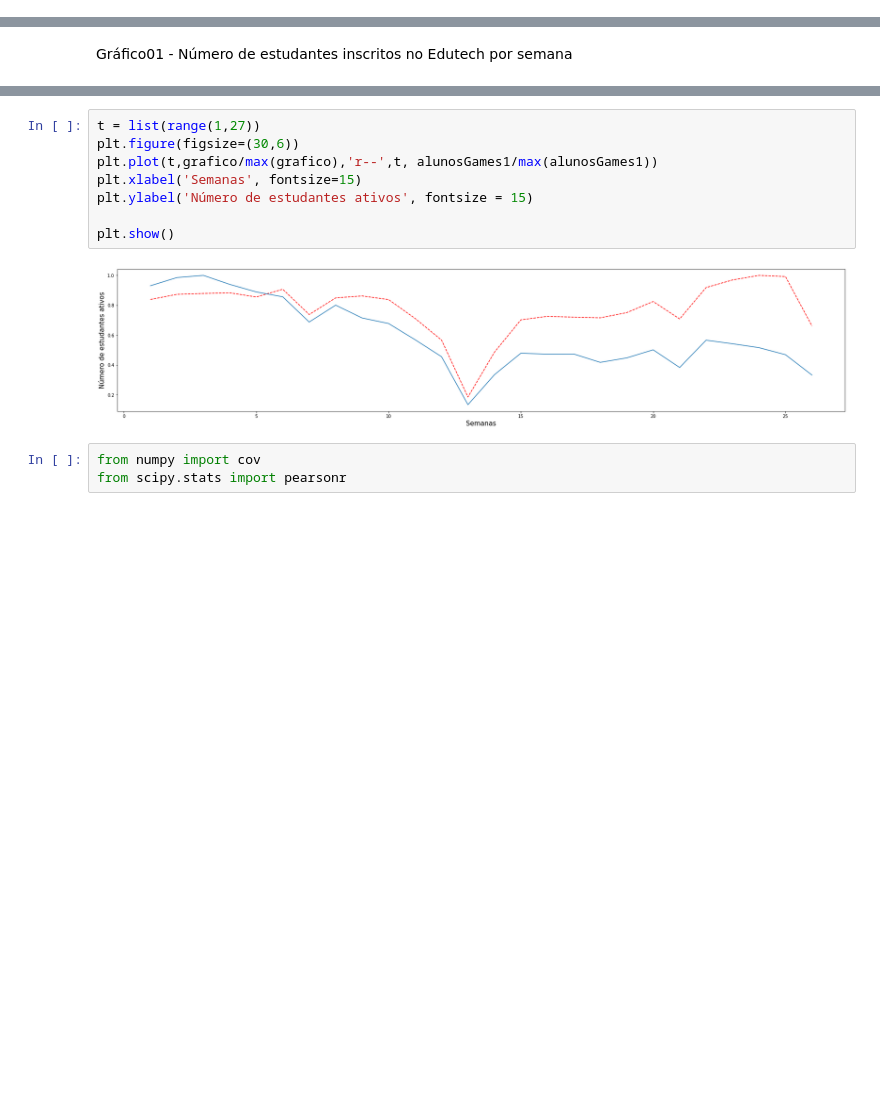
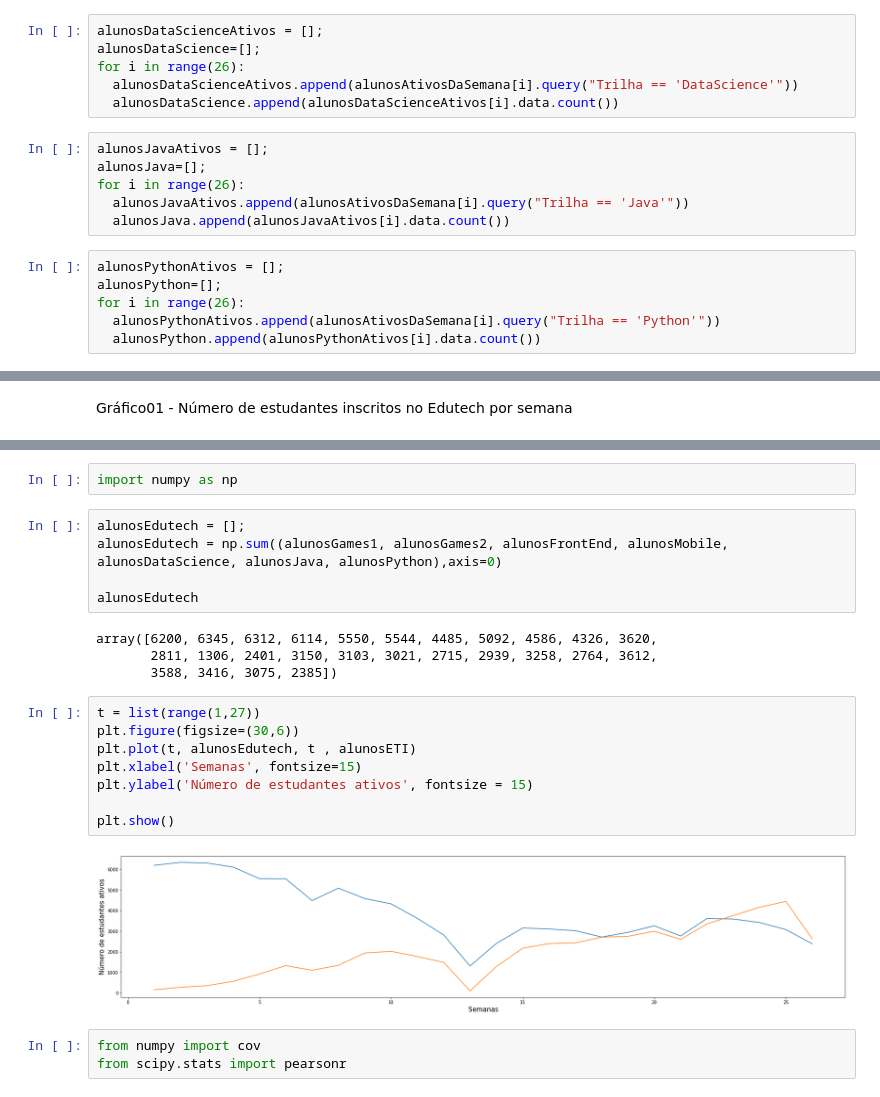
Before and after one commit to marcelopaludetto/aulao-datascience, a Jupyter notebook: aulaoDataScience_atualizado.ipynb, the cells around one changed output, grey strips where cells are left out. Cells and saved outputs as stored; diff of their text form; blank space fills up the shorter version.

```diff
--- a/aulaoDataScience_atualizado.ipynb
+++ b/aulaoDataScience_atualizado.ipynb
@@ -411,6 +417,24 @@ alunosMobile=[];
 for i in range(26):
   alunosMobileAtivos.append(alunosAtivosDaSemana[i].query("Trilha == 'Mobile'"))
   alunosMobile.append(alunosMobileAtivos[i].data.count())
+# %%
+alunosDataScienceAtivos = [];
+alunosDataScience=[];
+for i in range(26):
+  alunosDataScienceAtivos.append(alunosAtivosDaSemana[i].query("Trilha == 'DataScience'"))
+  alunosDataScience.append(alunosDataScienceAtivos[i].data.count())
+# %%
+alunosJavaAtivos = [];
+alunosJava=[];
+for i in range(26):
+  alunosJavaAtivos.append(alunosAtivosDaSemana[i].query("Trilha == 'Java'"))
+  alunosJava.append(alunosJavaAtivos[i].data.count())
+# %%
+alunosPythonAtivos = [];
+alunosPython=[];
+for i in range(26):
+  alunosPythonAtivos.append(alunosAtivosDaSemana[i].query("Trilha == 'Python'"))
+  alunosPython.append(alunosPythonAtivos[i].data.count())
 # %% [markdown]
 # Gráficos
 # %%
@@ -421,13 +455,24 @@ Gráfico01 - Número de estudantes inscritos no Edutech por semana
+# %%
+import numpy as np
+# %%
+alunosEdutech = [];
+alunosEdutech = np.sum((alunosGames1, alunosGames2, alunosFrontEnd, alunosMobile, alunosDataScience, alunosJava, alunosPython),axis=0)
+
+alunosEdutech
+# %% [output]
+array([6200, 6345, 6312, 6114, 5550, 5544, 4485, 5092, 4586, 4326, 3620,
+       2811, 1306, 2401, 3150, 3103, 3021, 2715, 2939, 3258, 2764, 3612,
+       3588, 3416, 3075, 2385])
 # %%
 t = list(range(1,27))
 plt.figure(figsize=(30,6))
-plt.plot(t,grafico/max(grafico),'r--',t, alunosGames1/max(alunosGames1))
+plt.plot(t, alunosEdutech, t , alunosETI)
 plt.xlabel('Semanas', fontsize=15)
 plt.ylabel('Número de estudantes ativos', fontsize = 15)
 
 plt.show()
 # %% [output]
-[figure, old version]
+[figure, new version]
 # %%
 from numpy import cov
 from scipy.stats import pearsonr
```
Also changed, not shown: parts of 5 cells of this notebook.
